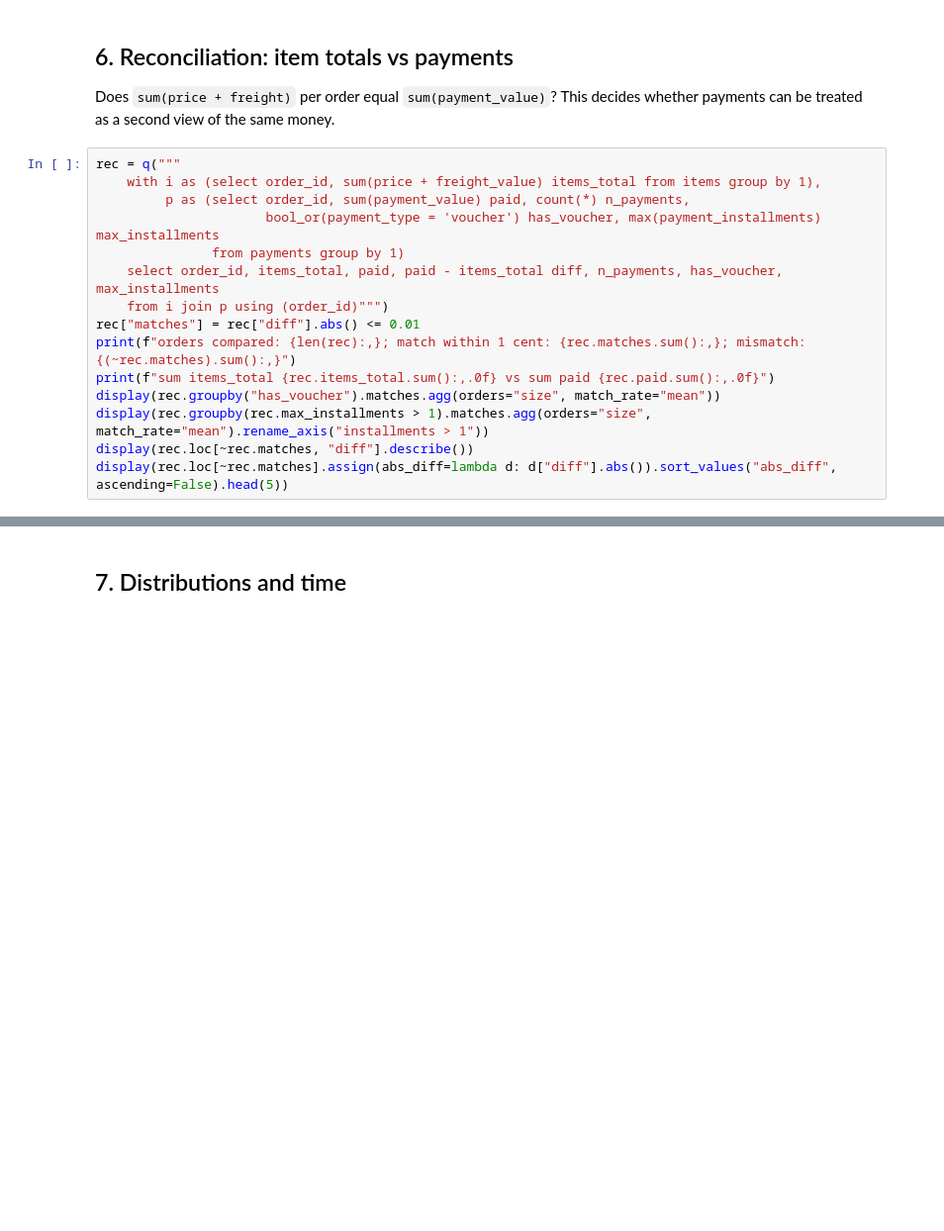
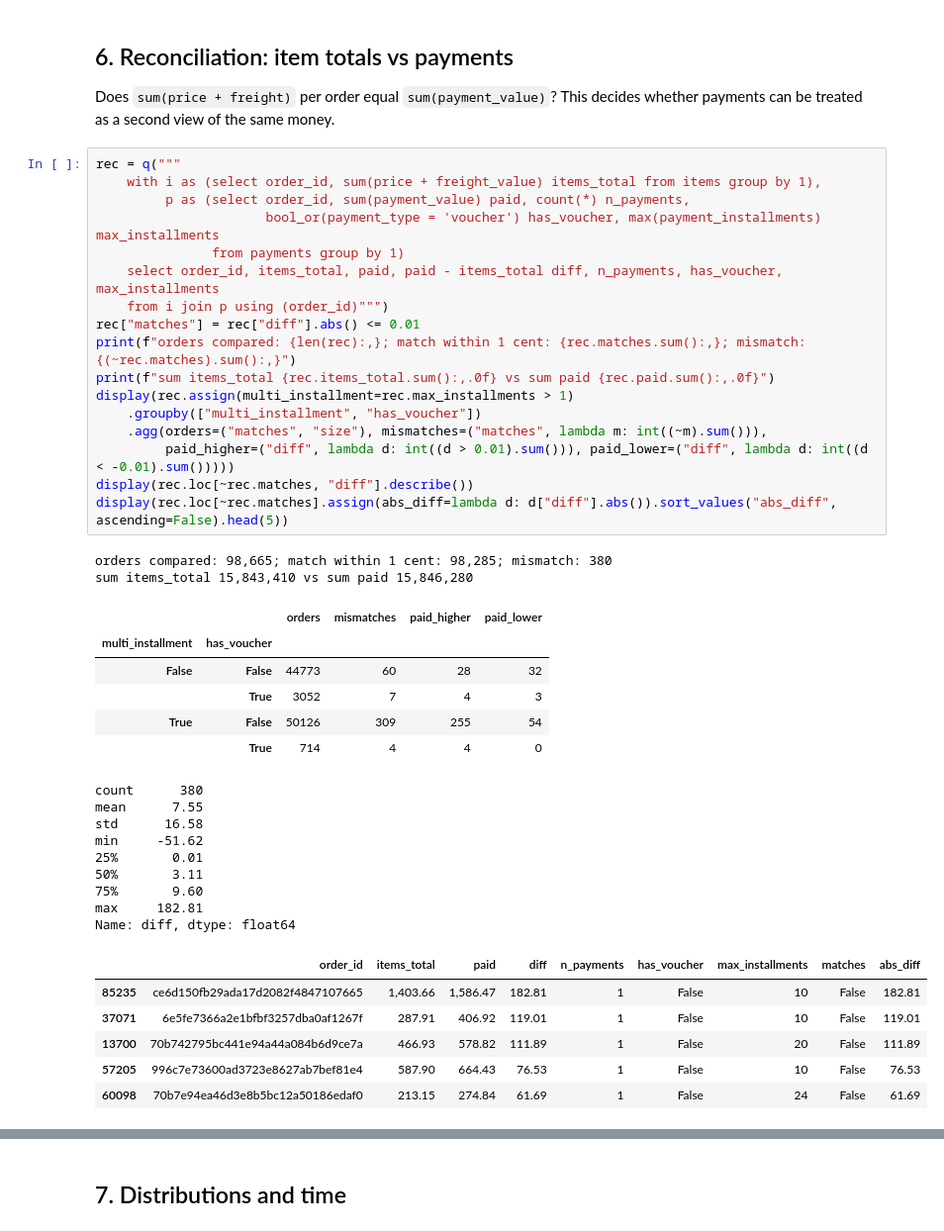
Before and after one commit to garcane/GCP, a Jupyter notebook: notebooks/01_dataset_discovery.ipynb, the cells around one changed output, grey strips where cells are left out. Shown at 99% size. Cells and saved outputs as stored; diff of their text form; blank space fills up the shorter version.

```diff
--- a/notebooks/01_dataset_discovery.ipynb
+++ b/notebooks/01_dataset_discovery.ipynb
@@ -373,15 +704,41 @@ Does `sum(price + freight)` per order equal `sum(payment_value)`? This decides w
 # %%
 rec = q("""
     with i as (select order_id, sum(price + freight_value) items_total from items group by 1),
          p as (select order_id, sum(payment_value) paid, count(*) n_payments,
                       bool_or(payment_type = 'voucher') has_voucher, max(payment_installments) max_installments
                from payments group by 1)
     select order_id, items_total, paid, paid - items_total diff, n_payments, has_voucher, max_installments
     from i join p using (order_id)""")
 rec["matches"] = rec["diff"].abs() <= 0.01
 print(f"orders compared: {len(rec):,}; match within 1 cent: {rec.matches.sum():,}; mismatch: {(~rec.matches).sum():,}")
 print(f"sum items_total {rec.items_total.sum():,.0f} vs sum paid {rec.paid.sum():,.0f}")
-display(rec.groupby("has_voucher").matches.agg(orders="size", match_rate="mean"))
-display(rec.groupby(rec.max_installments > 1).matches.agg(orders="size", match_rate="mean").rename_axis("installments > 1"))
+display(rec.assign(multi_installment=rec.max_installments > 1)
+    .groupby(["multi_installment", "has_voucher"])
+    .agg(orders=("matches", "size"), mismatches=("matches", lambda m: int((~m).sum())),
+         paid_higher=("diff", lambda d: int((d > 0.01).sum())), paid_lower=("diff", lambda d: int((d < -0.01).sum()))))
 display(rec.loc[~rec.matches, "diff"].describe())
 display(rec.loc[~rec.matches].assign(abs_diff=lambda d: d["diff"].abs()).sort_values("abs_diff", ascending=False).head(5))
+# %% [output]
+orders compared: 98,665; match within 1 cent: 98,285; mismatch: 380
+sum items_total 15,843,410 vs sum paid 15,846,280
+|  |  | orders | mismatches | paid_higher | paid_lower |
+| multi_installment | has_voucher |  |  |  |  |
+| False | False | 44773 | 60 | 28 | 32 |
+|  | True | 3052 | 7 | 4 | 3 |
+| True | False | 50126 | 309 | 255 | 54 |
+|  | True | 714 | 4 | 4 | 0 |
+count      380
+mean      7.55
+std      16.58
+min     -51.62
+25%       0.01
+50%       3.11
+75%       9.60
+max     182.81
+Name: diff, dtype: float64
+|  | order_id | items_total | paid | diff | n_payments | has_voucher | max_installments | matches | abs_diff |
+| 85235 | ce6d150fb29ada17d2082f4847107665 | 1,403.66 | 1,586.47 | 182.81 | 1 | False | 10 | False | 182.81 |
+| 37071 | 6e5fe7366a2e1bfbf3257dba0af1267f | 287.91 | 406.92 | 119.01 | 1 | False | 10 | False | 119.01 |
+| 13700 | 70b742795bc441e94a44a084b6d9ce7a | 466.93 | 578.82 | 111.89 | 1 | False | 20 | False | 111.89 |
+| 57205 | 996c7e73600ad3723e8627ab7bef81e4 | 587.90 | 664.43 | 76.53 | 1 | False | 10 | False | 76.53 |
+| 60098 | 70b7e94ea46d3e8b5bc12a50186edaf0 | 213.15 | 274.84 | 61.69 | 1 | False | 24 | False | 61.69 |
```
Also changed, not shown: parts of 44 cells of this notebook.
